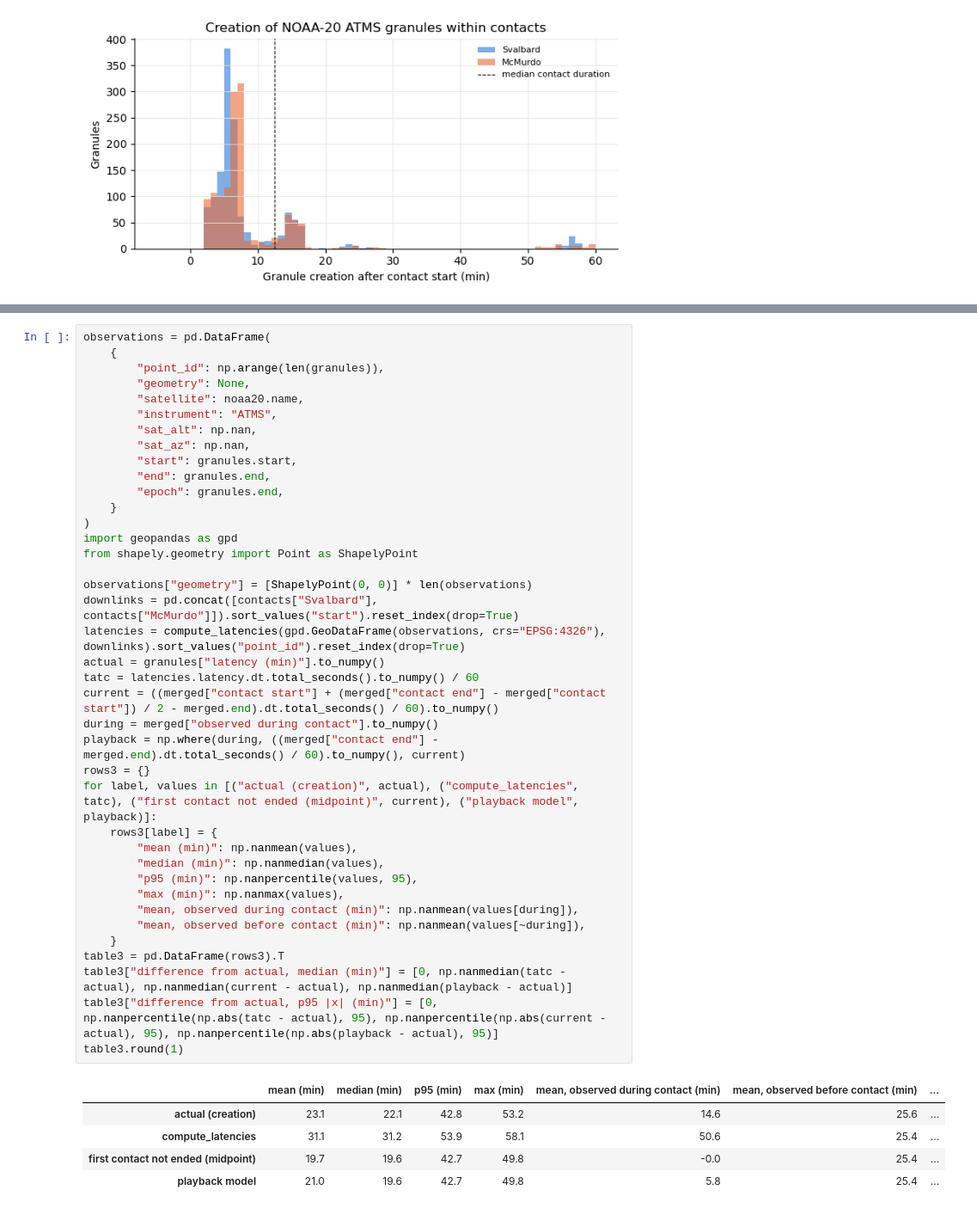
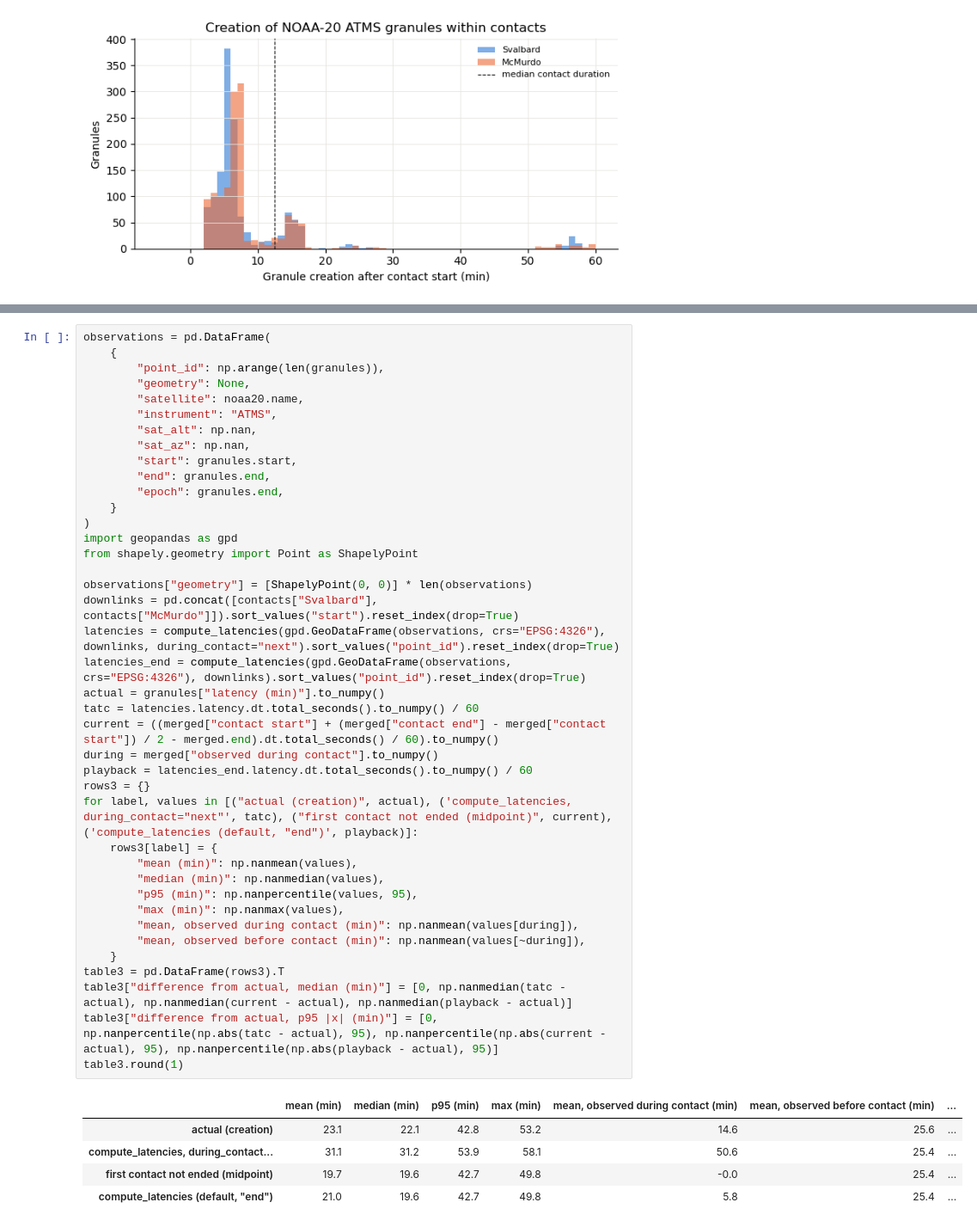
Before and after one commit to code-lab-org/tatc, a Jupyter notebook: docs/validation/ValidateLatencyNOAA20.ipynb, the cells around one changed output, grey strips where cells are left out. Shown at 86% size. Cells and saved outputs as stored; diff of their text form.

```diff
--- a/docs/validation/ValidateLatencyNOAA20.ipynb
+++ b/docs/validation/ValidateLatencyNOAA20.ipynb
@@ -231,39 +231,40 @@ observations = pd.DataFrame(
         "start": granules.start,
         "end": granules.end,
         "epoch": granules.end,
     }
 )
 import geopandas as gpd
 from shapely.geometry import Point as ShapelyPoint
 
 observations["geometry"] = [ShapelyPoint(0, 0)] * len(observations)
 downlinks = pd.concat([contacts["Svalbard"], contacts["McMurdo"]]).sort_values("start").reset_index(drop=True)
-latencies = compute_latencies(gpd.GeoDataFrame(observations, crs="EPSG:4326"), downlinks).sort_values("point_id").reset_index(drop=True)
+latencies = compute_latencies(gpd.GeoDataFrame(observations, crs="EPSG:4326"), downlinks, during_contact="next").sort_values("point_id").reset_index(drop=True)
+latencies_end = compute_latencies(gpd.GeoDataFrame(observations, crs="EPSG:4326"), downlinks).sort_values("point_id").reset_index(drop=True)
 actual = granules["latency (min)"].to_numpy()
 tatc = latencies.latency.dt.total_seconds().to_numpy() / 60
 current = ((merged["contact start"] + (merged["contact end"] - merged["contact start"]) / 2 - merged.end).dt.total_seconds() / 60).to_numpy()
 during = merged["observed during contact"].to_numpy()
-playback = np.where(during, ((merged["contact end"] - merged.end).dt.total_seconds() / 60).to_numpy(), current)
+playback = latencies_end.latency.dt.total_seconds().to_numpy() / 60
 rows3 = {}
-for label, values in [("actual (creation)", actual), ("compute_latencies", tatc), ("first contact not ended (midpoint)", current), ("playback model", playback)]:
+for label, values in [("actual (creation)", actual), ('compute_latencies, during_contact="next"', tatc), ("first contact not ended (midpoint)", current), ('compute_latencies (default, "end")', playback)]:
     rows3[label] = {
         "mean (min)": np.nanmean(values),
         "median (min)": np.nanmedian(values),
         "p95 (min)": np.nanpercentile(values, 95),
         "max (min)": np.nanmax(values),
         "mean, observed during contact (min)": np.nanmean(values[during]),
         "mean, observed before contact (min)": np.nanmean(values[~during]),
     }
 table3 = pd.DataFrame(rows3).T
 table3["difference from actual, median (min)"] = [0, np.nanmedian(tatc - actual), np.nanmedian(current - actual), np.nanmedian(playback - actual)]
 table3["difference from actual, p95 |x| (min)"] = [0, np.nanpercentile(np.abs(tatc - actual), 95), np.nanpercentile(np.abs(current - actual), 95), np.nanpercentile(np.abs(playback - actual), 95)]
 table3.round(1)
 # %% [output]
 |  | mean (min) | median (min) | p95 (min) | max (min) | mean, observed during contact (min) | mean, observed before contact (min) | ... |
 | actual (creation) | 23.1 | 22.1 | 42.8 | 53.2 | 14.6 | 25.6 | ... |
-| compute_latencies | 31.1 | 31.2 | 53.9 | 58.1 | 50.6 | 25.4 | ... |
+| compute_latencies, during_contact... | 31.1 | 31.2 | 53.9 | 58.1 | 50.6 | 25.4 | ... |
 | first contact not ended (midpoint) | 19.7 | 19.6 | 42.7 | 49.8 | -0.0 | 25.4 | ... |
-| playback model | 21.0 | 19.6 | 42.7 | 49.8 | 5.8 | 25.4 | ... |
+| compute_latencies (default, "end") | 21.0 | 19.6 | 42.7 | 49.8 | 5.8 | 25.4 | ... |
 # %%
 fig, axes = plt.subplots(1, 2, figsize=(12, 3.6))
 bins = np.arange(0, 75, 2)
```
Also changed, not shown: parts of 3 cells of this notebook, 3 other files.
